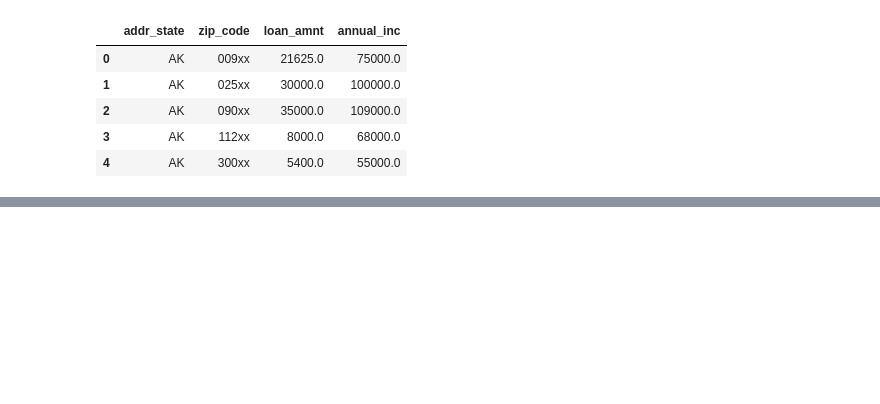
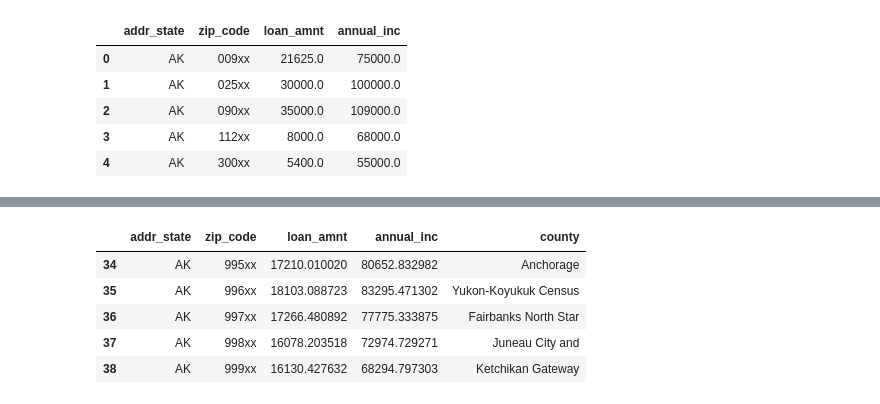
Before and after one commit to ycc1107/EDAV, a Jupyter notebook: term/load_data_geo.ipynb, the cells around one changed output, grey strips where cells are left out. Cells and saved outputs as stored; diff of their text form; code cells hidden in the pictures; blank space fills up the shorter version.

```diff
--- a/term/load_data_geo.ipynb
+++ b/term/load_data_geo.ipynb
@@ -43 +70,10 @@ loan_amnt_zip.head()
+# %%
+loan_amnt_zip_new.head()
+# %% [output]
+|  | addr_state | zip_code | loan_amnt | annual_inc | county |
+| 34 | AK | 995xx | 17210.010020 | 80652.832982 | Anchorage |
+| 35 | AK | 996xx | 18103.088723 | 83295.471302 | Yukon-Koyukuk Census |
+| 36 | AK | 997xx | 17266.480892 | 77775.333875 | Fairbanks North Star |
+| 37 | AK | 998xx | 16078.203518 | 72974.729271 | Juneau City and |
+| 38 | AK | 999xx | 16130.427632 | 68294.797303 | Ketchikan Gateway |
 # %%
```
Also changed, not shown: parts of 12 cells of this notebook, 1 other file.
